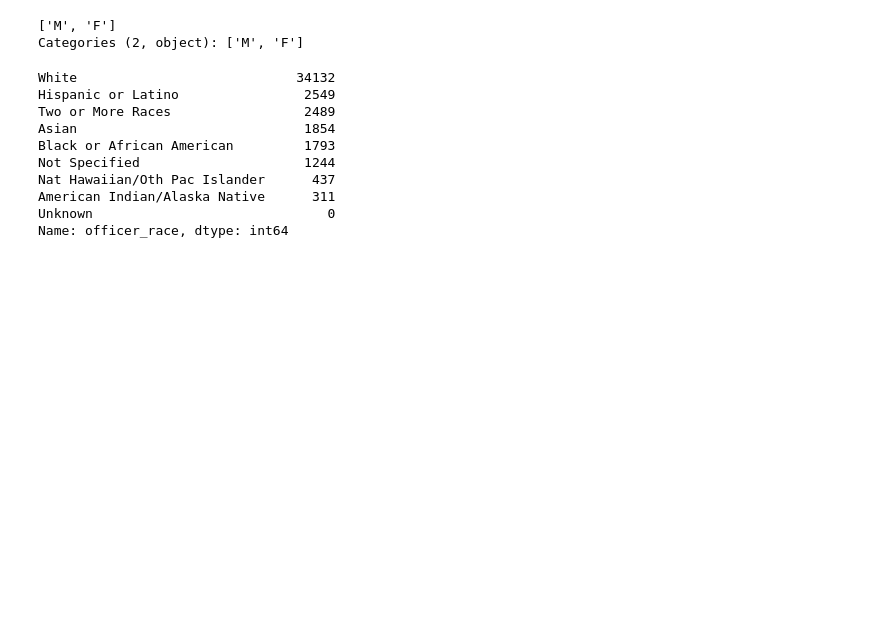
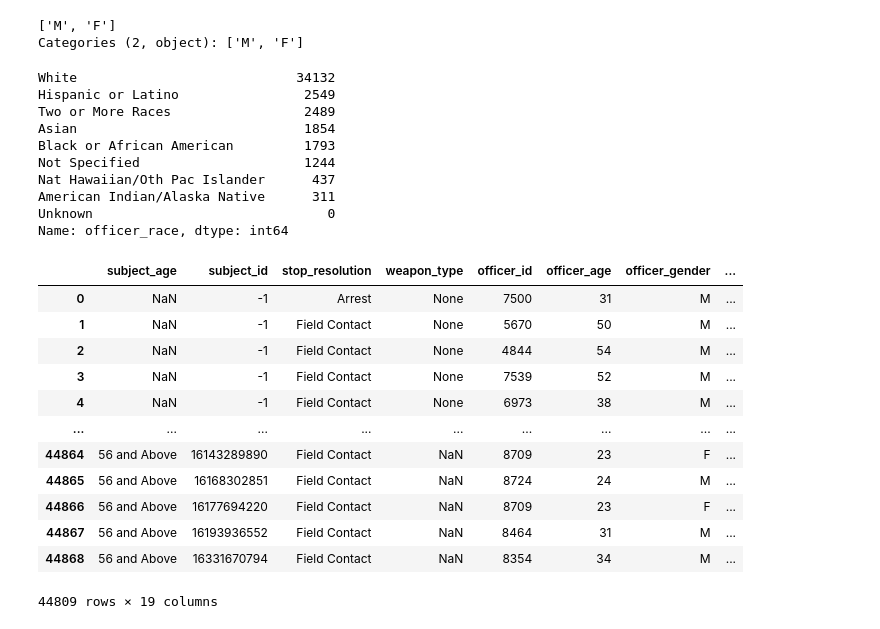
Before and after one commit to data-gab/Terry-Stops, a Jupyter notebook: notebooks/data-cleaning.ipynb, the cells around one changed output. Saved outputs shown, nothing was run; the diff lists cells and outputs as text; code cells hidden in the pictures; blank space fills up the shorter version.

```diff
--- a/notebooks/data-cleaning.ipynb
+++ b/notebooks/data-cleaning.ipynb
@@ -271,4 +271,19 @@ Unknown                              0
 Name: officer_race, dtype: int64
 # %%
 # 'not specified' and 'unknown' are the same thing
-# so i will jsut put the values in one
+# so i will just put the values in one column
+terry_df.replace({'officer_race' : {'Unknown': 'Not Specified'}})
+# %% [output]
+|  | subject_age | subject_id | stop_resolution | weapon_type | officer_id | officer_age | officer_gender | ... |
+| 0 | NaN | -1 | Arrest | None | 7500 | 31 | M | ... |
+| 1 | NaN | -1 | Field Contact | None | 5670 | 50 | M | ... |
+| 2 | NaN | -1 | Field Contact | None | 4844 | 54 | M | ... |
+| 3 | NaN | -1 | Field Contact | None | 7539 | 52 | M | ... |
+| 4 | NaN | -1 | Field Contact | None | 6973 | 38 | M | ... |
+| ... | ... | ... | ... | ... | ... | ... | ... | ... |
+| 44864 | 56 and Above | 16143289890 | Field Contact | NaN | 8709 | 23 | F | ... |
+| 44865 | 56 and Above | 16168302851 | Field Contact | NaN | 8724 | 24 | M | ... |
+| 44866 | 56 and Above | 16177694220 | Field Contact | NaN | 8709 | 23 | F | ... |
+| 44867 | 56 and Above | 16193936552 | Field Contact | NaN | 8464 | 31 | M | ... |
+| 44868 | 56 and Above | 16331670794 | Field Contact | NaN | 8354 | 34 | M | ... |
+44809 rows × 19 columns
```
Also changed, not shown: parts of 13 cells of this notebook, 2 other files.
